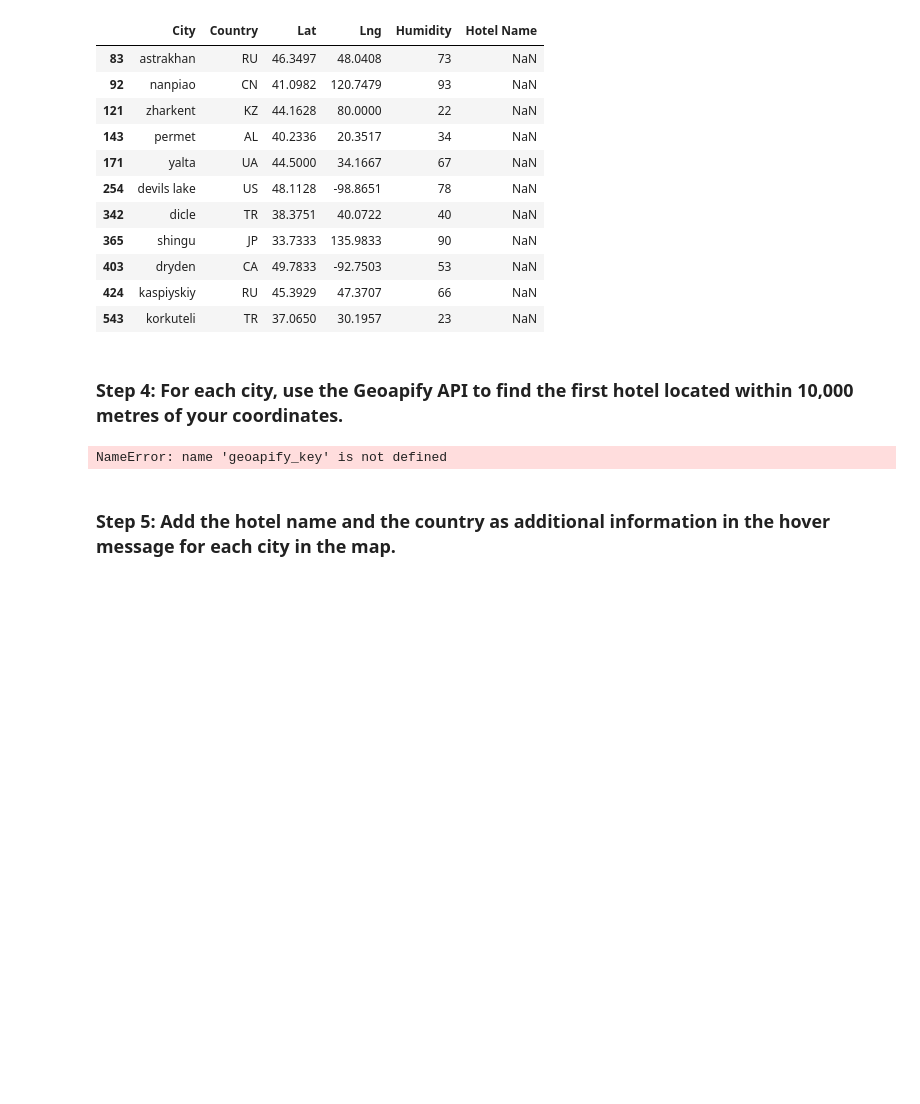
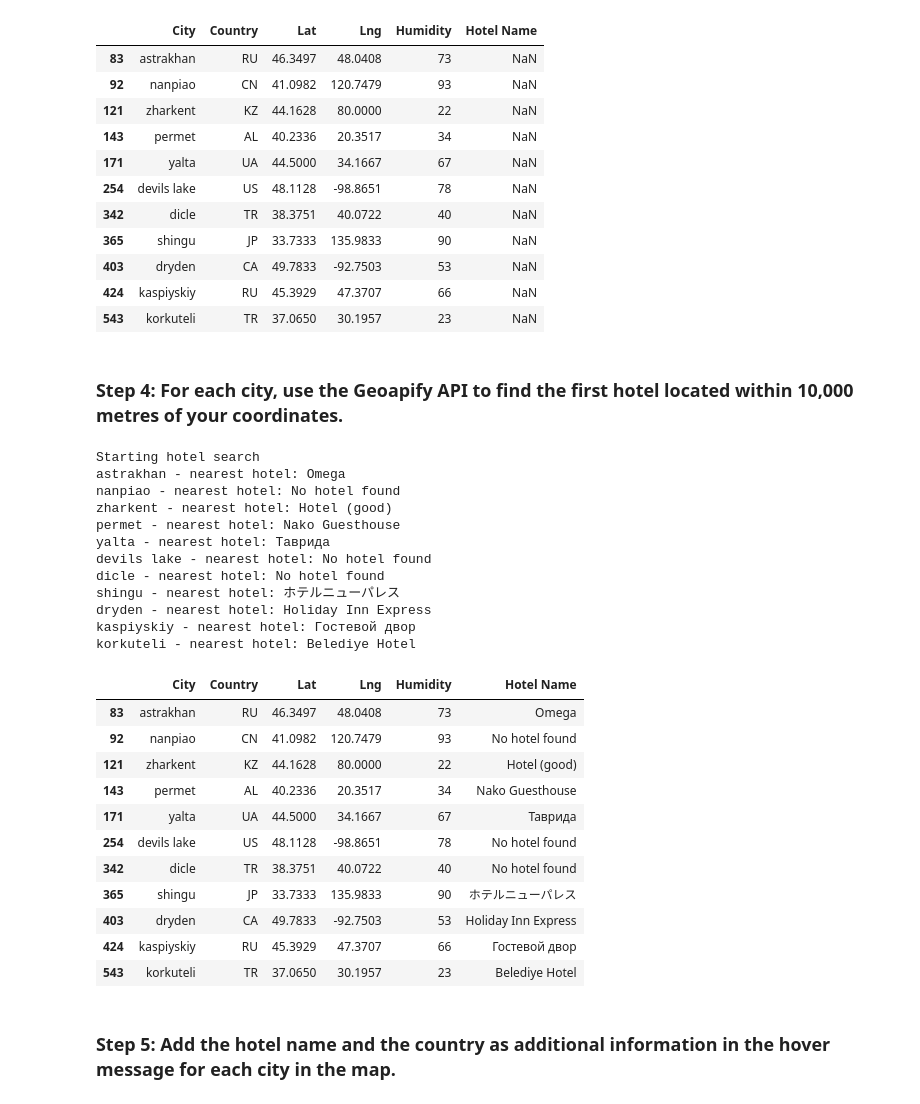
Before and after one commit to muneca001/World_Weather_Analysis, a Jupyter notebook: WeatherPy/VacationPy.ipynb, the cells around one changed output. Cells and saved outputs as stored; diff of their text form; code cells hidden in the pictures; blank space fills up the shorter version.

```diff
--- a/WeatherPy/VacationPy.ipynb
+++ b/WeatherPy/VacationPy.ipynb
@@ -108,8 +116,8 @@ hotel_df
 radius = 10000
 params = {
     "apiKey": geoapify_key,
-    "type": "accommodation",
-    "limit": 1
+    "categories": "accommodation.hotel",
+    "limit": 20
 }
 # Print a message to follow up the hotel search
 print("Starting hotel search")
@@ -119,35 +127,58 @@ for index, row in hotel_df.iterrows():
     # get latitude, longitude from the DataFrame
     latitude = row["Lat"]
     longitude = row["Lng"]
 
     # Add filter and bias parameters with the current city's latitude and longitude to the params dictionary
-    params["filter"] = f"distance(lat,lon,{latitude},{longitude}) lt {radius}"
-    params["bias"] = f"proximity({latitude},{longitude})"
+    params["filter"] = f"circle:{longitude},{latitude},{radius}"
+    params["bias"] = f"proximity:{longitude},{latitude}"
 
     # Set base URL
     base_url = "https://api.geoapify.com/v2/places"
 
 
     # Make and API request using the params dictionaty
     name_address = requests.get(base_url, params=params)
 
     # Convert the API response to JSON format
     name_address = name_address.json()
 
     # Grab the first hotel from the results and store the name in the hotel_df DataFrame
     try:
         hotel_df.loc[index, "Hotel Name"] = name_address["features"][0]["properties"]["name"]
     except (KeyError, IndexError):
         # If no hotel is found, set the hotel name as "No hotel found".
         hotel_df.loc[index, "Hotel Name"] = "No hotel found"
 
 
     # Log the search results
     print(f"{hotel_df.loc[index, 'City']} - nearest hotel: {hotel_df.loc[index, 'Hotel Name']}")
 
 # Display sample data
 hotel_df
 # %% [output]
-NameError: name 'geoapify_key' is not defined
+Starting hotel search
+astrakhan - nearest hotel: Omega
+nanpiao - nearest hotel: No hotel found
+zharkent - nearest hotel: Hotel (good)
+permet - nearest hotel: Nako Guesthouse
+yalta - nearest hotel: Таврида
+devils lake - nearest hotel: No hotel found
+dicle - nearest hotel: No hotel found
+shingu - nearest hotel: ホテルニューパレス
+dryden - nearest hotel: Holiday Inn Express
+kaspiyskiy - nearest hotel: Гостевой двор
+korkuteli - nearest hotel: Belediye Hotel
+|  | City | Country | Lat | Lng | Humidity | Hotel Name |
+| 83 | astrakhan | RU | 46.3497 | 48.0408 | 73 | Omega |
+| 92 | nanpiao | CN | 41.0982 | 120.7479 | 93 | No hotel found |
+| 121 | zharkent | KZ | 44.1628 | 80.0000 | 22 | Hotel (good) |
+| 143 | permet | AL | 40.2336 | 20.3517 | 34 | Nako Guesthouse |
+| 171 | yalta | UA | 44.5000 | 34.1667 | 67 | Таврида |
+| 254 | devils lake | US | 48.1128 | -98.8651 | 78 | No hotel found |
+| 342 | dicle | TR | 38.3751 | 40.0722 | 40 | No hotel found |
+| 365 | shingu | JP | 33.7333 | 135.9833 | 90 | ホテルニューパレス |
+| 403 | dryden | CA | 49.7833 | -92.7503 | 53 | Holiday Inn Express |
+| 424 | kaspiyskiy | RU | 45.3929 | 47.3707 | 66 | Гостевой двор |
+| 543 | korkuteli | TR | 37.0650 | 30.1957 | 23 | Belediye Hotel |
 # %% [markdown]
 ### Step 5: Add the hotel name and the country as additional information in the hover message for each city in the map.
```
Also changed, not shown: parts of 5 cells of this notebook.
